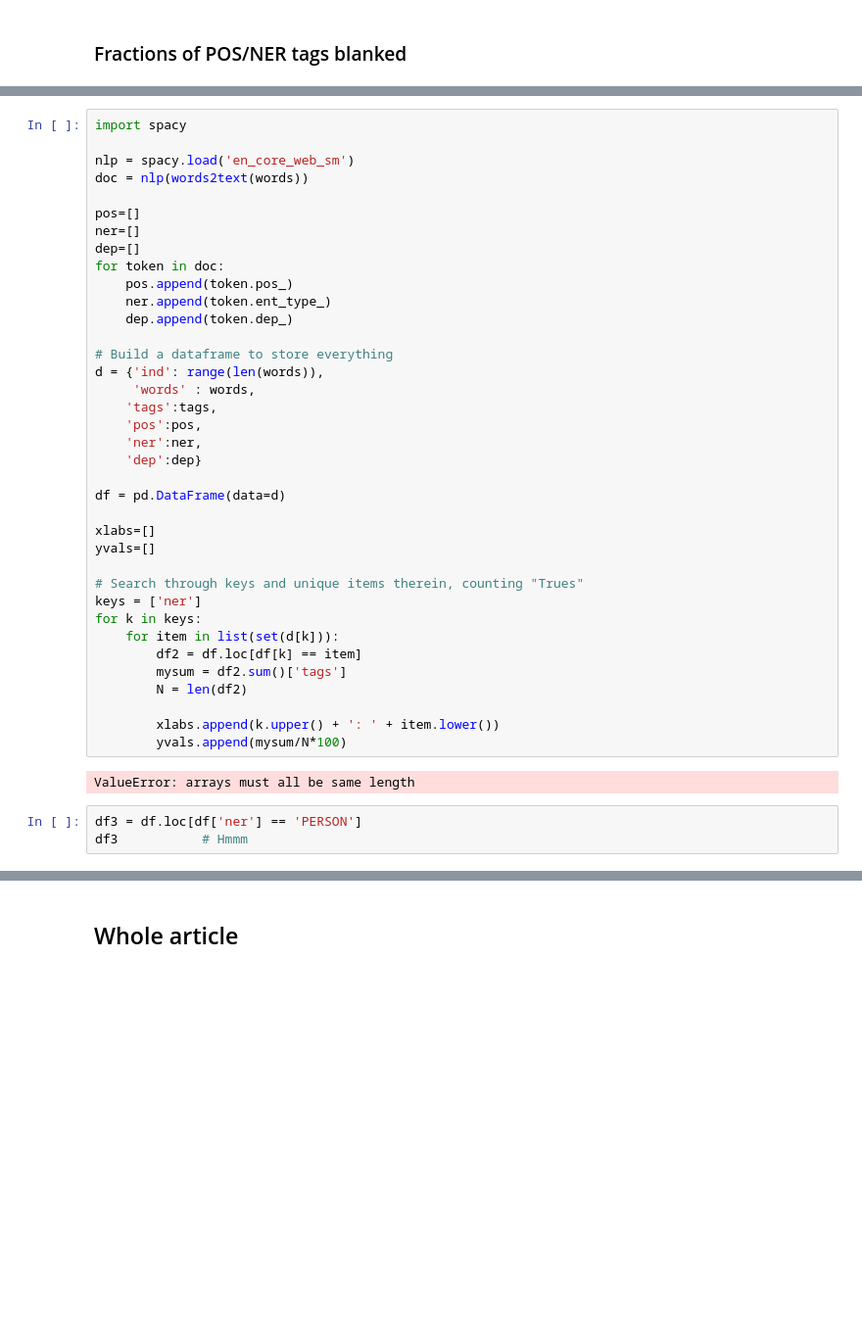
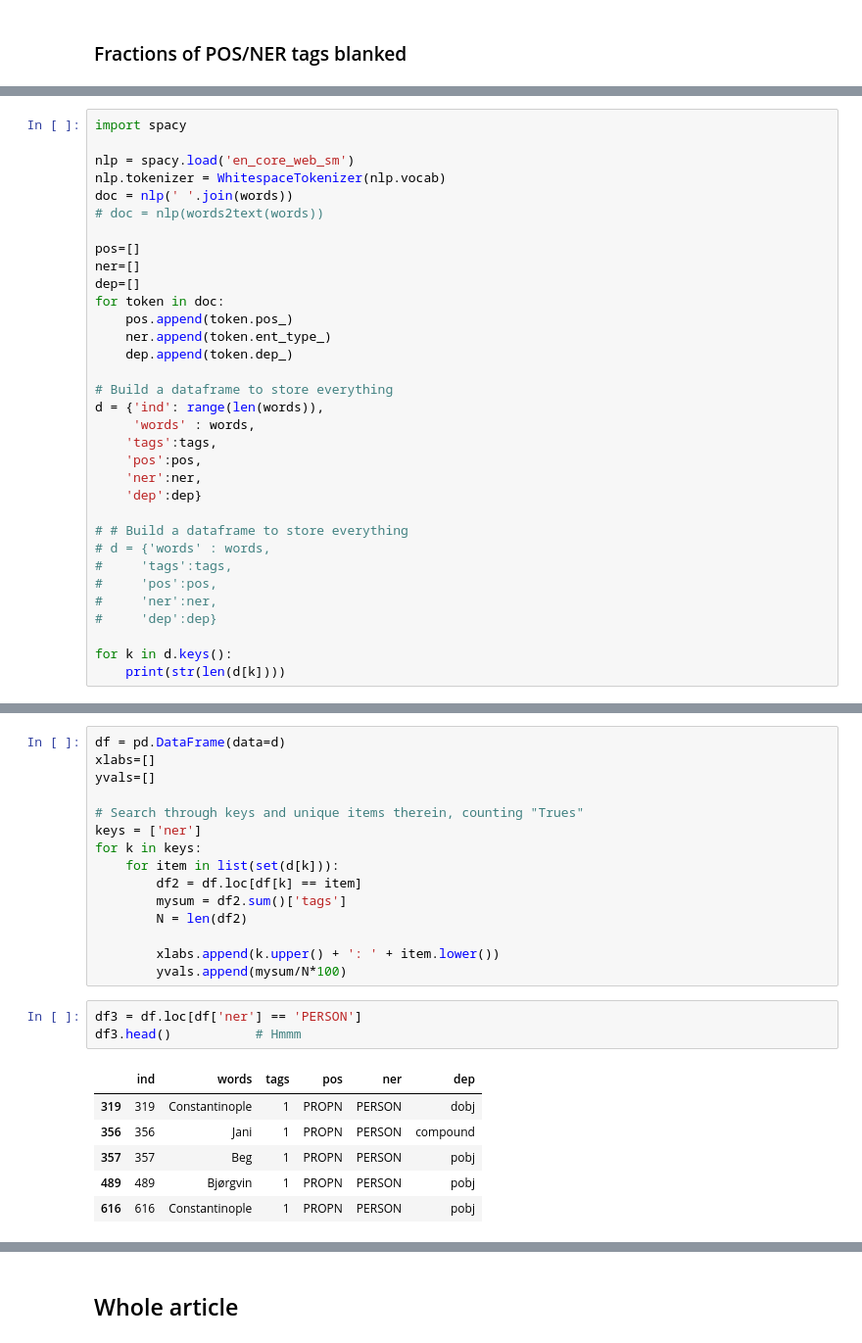
Before and after one commit to davestanley/mindpocket, a Jupyter notebook: train_model/scripts/test_performance_model.ipynb, the cells around one changed output, grey strips where cells are left out. Shown at 98% size. Cells and saved outputs as stored; diff of their text form; blank space fills up the shorter version.

```diff
--- a/train_model/scripts/test_performance_model.ipynb
+++ b/train_model/scripts/test_performance_model.ipynb
@@ -694,0 +717,33 @@ plt.show()
+# %%
+import spacy
+
+nlp = spacy.load('en_core_web_sm')
+nlp.tokenizer = WhitespaceTokenizer(nlp.vocab)
+doc = nlp(' '.join(words))
+# doc = nlp(words2text(words))
+
+pos=[]
+ner=[]
+dep=[]
+for token in doc:
+    pos.append(token.pos_)
+    ner.append(token.ent_type_)
+    dep.append(token.dep_)
+
+# Build a dataframe to store everything
+d = {'ind': range(len(words)),
+     'words' : words,
+    'tags':tags,
+    'pos':pos,
+    'ner':ner,
+    'dep':dep}
+
+# # Build a dataframe to store everything
+# d = {'words' : words,
+#     'tags':tags,
+#     'pos':pos,
+#     'ner':ner,
+#     'dep':dep}
+
+for k in d.keys():
+    print(str(len(d[k])))
@@ -695,27 +757,5 @@ plt.show()
 # %%
-import spacy
-
-nlp = spacy.load('en_core_web_sm')
-doc = nlp(words2text(words))
-
-pos=[]
-ner=[]
-dep=[]
-for token in doc:
-    pos.append(token.pos_)
-    ner.append(token.ent_type_)
-    dep.append(token.dep_)
-
-# Build a dataframe to store everything
-d = {'ind': range(len(words)),
-     'words' : words,
-    'tags':tags,
-    'pos':pos,
-    'ner':ner,
-    'dep':dep}
-
 df = pd.DataFrame(data=d)
-
 xlabs=[]
 yvals=[]
 
@@ -729,11 +769,16 @@ for k in keys:
 
         xlabs.append(k.upper() + ': ' + item.lower())
         yvals.append(mysum/N*100)
-# %% [output]
-ValueError: arrays must all be same length
 # %%
 df3 = df.loc[df['ner'] == 'PERSON']
-df3           # Hmmm
+df3.head()           # Hmmm
+# %% [output]
+|  | ind | words | tags | pos | ner | dep |
+| 319 | 319 | Constantinople | 1 | PROPN | PERSON | dobj |
+| 356 | 356 | Jani | 1 | PROPN | PERSON | compound |
+| 357 | 357 | Beg | 1 | PROPN | PERSON | pobj |
+| 489 | 489 | Bjørgvin | 1 | PROPN | PERSON | pobj |
+| 616 | 616 | Constantinople | 1 | PROPN | PERSON | pobj |
 # %%
 df = pd.DataFrame(data={'xlabs':xlabs,'yvals':yvals})
 df = df.sort_values(by='yvals',ascending=True)
```
Also changed, not shown: parts of 52 cells of this notebook.
